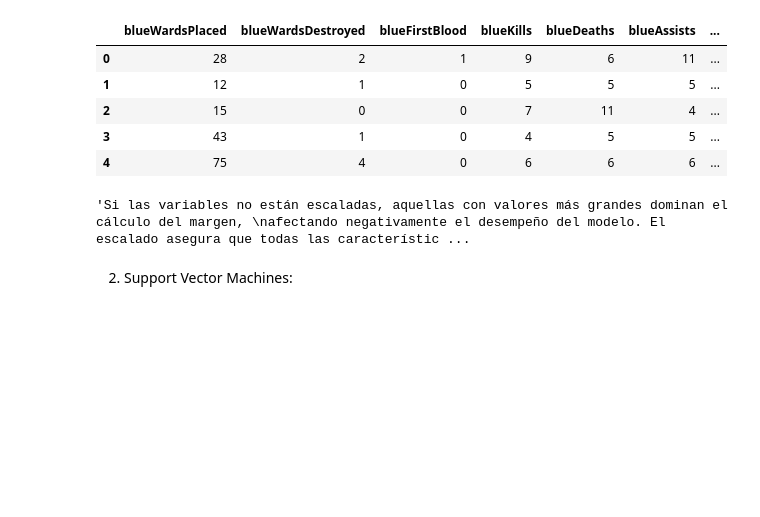
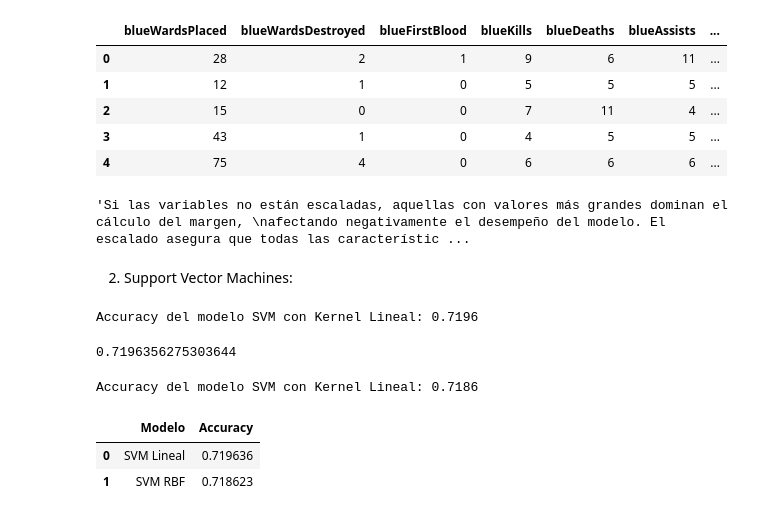
Before and after one commit to CamiR24/Lab3-IA, a Jupyter notebook: Task3.ipynb, the cells around one changed output. Cells and saved outputs as stored; diff of their text form; code cells hidden in the pictures; blank space fills up the shorter version.

```diff
--- a/Task3.ipynb
+++ b/Task3.ipynb
@@ -55,3 +59,40 @@ mediante comparaciones y umbrales, no mediante distancias.'''
 2. Support Vector Machines:
 # %%
 #a. Entrene un modelo SVM con Kernel Lineal.
+svm_linear = SVC(kernel='linear', random_state=42)
+
+svm_linear.fit(X_train_scaled, y_train)
+
+y_pred_linear = svm_linear.predict(X_test_scaled)
+
+acc_linear = accuracy_score(y_test, y_pred_linear)
+
+print(f"Accuracy del modelo SVM con Kernel Lineal: {acc_linear:.4f}")
+# %% [output]
+Accuracy del modelo SVM con Kernel Lineal: 0.7196
+0.7196356275303644
+# %%
+#b. Entrene un modelo SVM con Kernel RBF (Radial Basis Function)
+svm_rbf = SVC(kernel='rbf', random_state=42)
+
+svm_rbf.fit(X_train_scaled, y_train)
+
+y_pred_rbf = svm_rbf.predict(X_test_scaled)
+
+acc_rbf = accuracy_score(y_test, y_pred_rbf)
+
+print(f"Accuracy del modelo SVM con Kernel Lineal: {acc_rbf:.4f}")
+# %% [output]
+Accuracy del modelo SVM con Kernel Lineal: 0.7186
+# %%
+#c. Compare el Accuracy de ambos en el set de prueba
+results = pd.DataFrame({
+    "Modelo": ["SVM Lineal", "SVM RBF"],
+    "Accuracy": [acc_linear, acc_rbf]
+})
+
+results
+# %% [output]
+|  | Modelo | Accuracy |
+| 0 | SVM Lineal | 0.719636 |
+| 1 | SVM RBF | 0.718623 |
```
Also changed, not shown: parts of 7 cells of this notebook.
